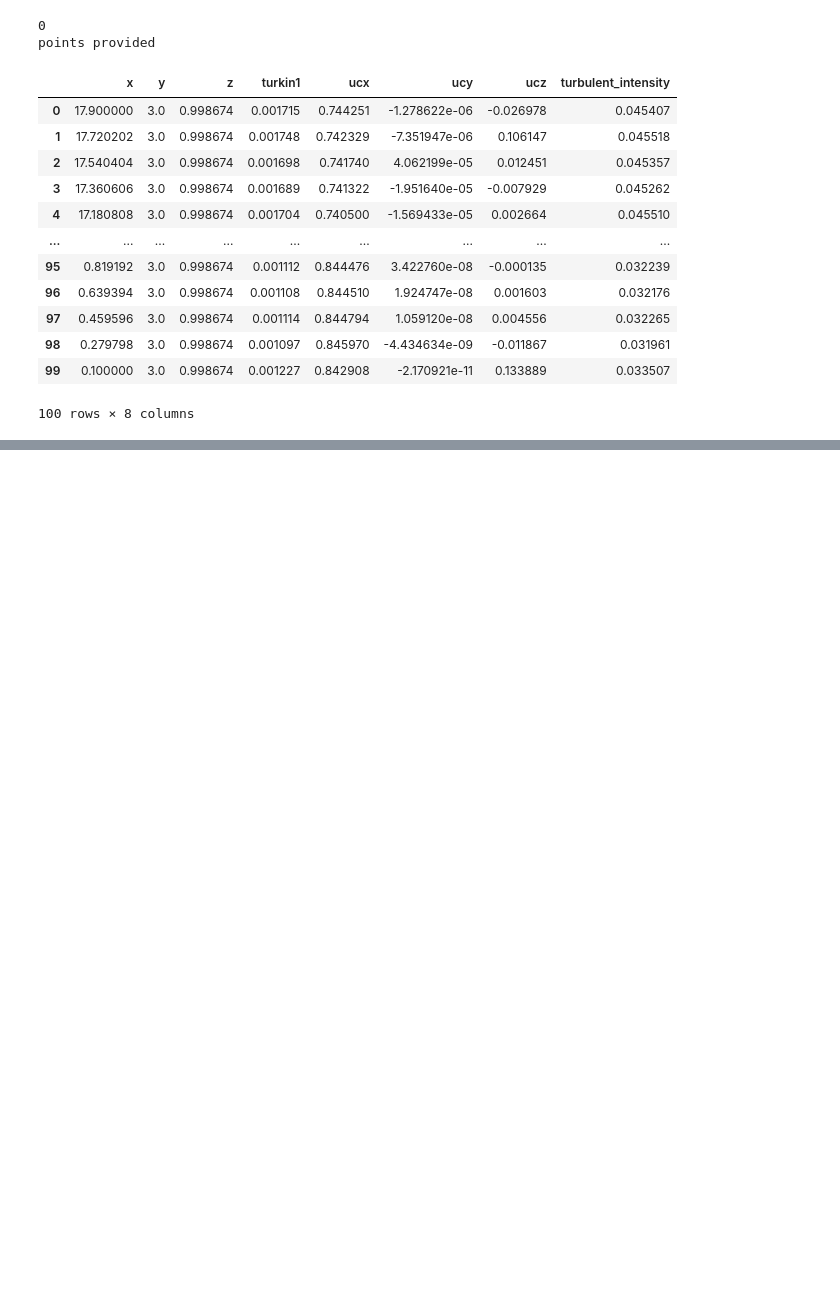
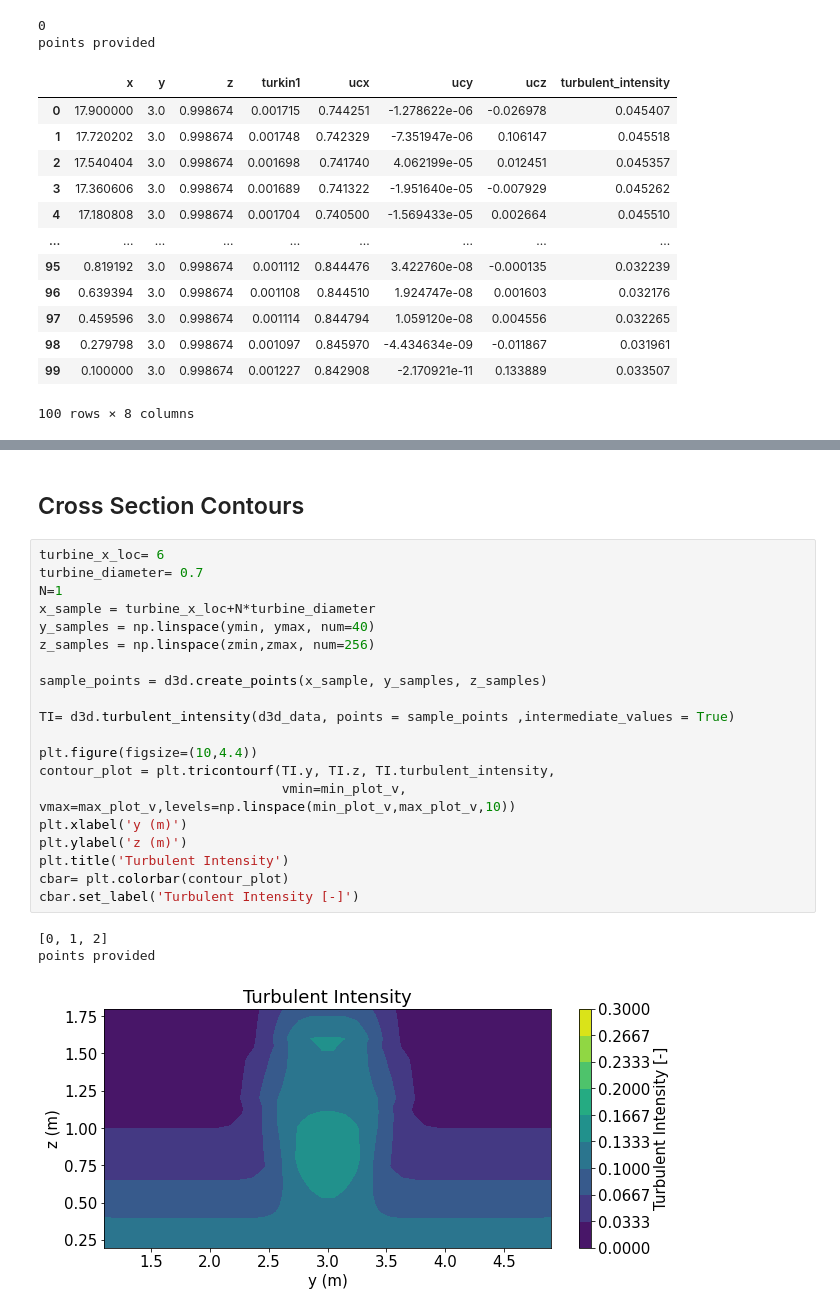
Before and after one commit to browniea/Delft3D_verify, a Jupyter notebook: Delft3d_verify.ipynb, the cells around one changed output, grey strips where cells are left out. Cells and saved outputs as stored; diff of their text form; blank space fills up the shorter version.

Commit message:
added Cross Section Contours

```diff
--- a/Delft3d_verify.ipynb
+++ b/Delft3d_verify.ipynb
@@ -398,0 +387,26 @@ points provided
+# %% [markdown]
+## Cross Section Contours
+# %%
+turbine_x_loc= 6
+turbine_diameter= 0.7
+N=1
+x_sample = turbine_x_loc+N*turbine_diameter
+y_samples = np.linspace(ymin, ymax, num=40)
+z_samples = np.linspace(zmin,zmax, num=256)
+
+sample_points = d3d.create_points(x_sample, y_samples, z_samples)
+
+TI= d3d.turbulent_intensity(d3d_data, points = sample_points ,intermediate_values = True)
+
+plt.figure(figsize=(10,4.4))
+contour_plot = plt.tricontourf(TI.y, TI.z, TI.turbulent_intensity,
+                               vmin=min_plot_v, vmax=max_plot_v,levels=np.linspace(min_plot_v,max_plot_v,10))
+plt.xlabel('y (m)')
+plt.ylabel('z (m)')
+plt.title('Turbulent Intensity')
+cbar= plt.colorbar(contour_plot)
+cbar.set_label('Turbulent Intensity [-]')
+# %% [output]
+[0, 1, 2]
+points provided
+[figure, added]
```
Also changed, not shown: parts of 2 cells of this notebook.
